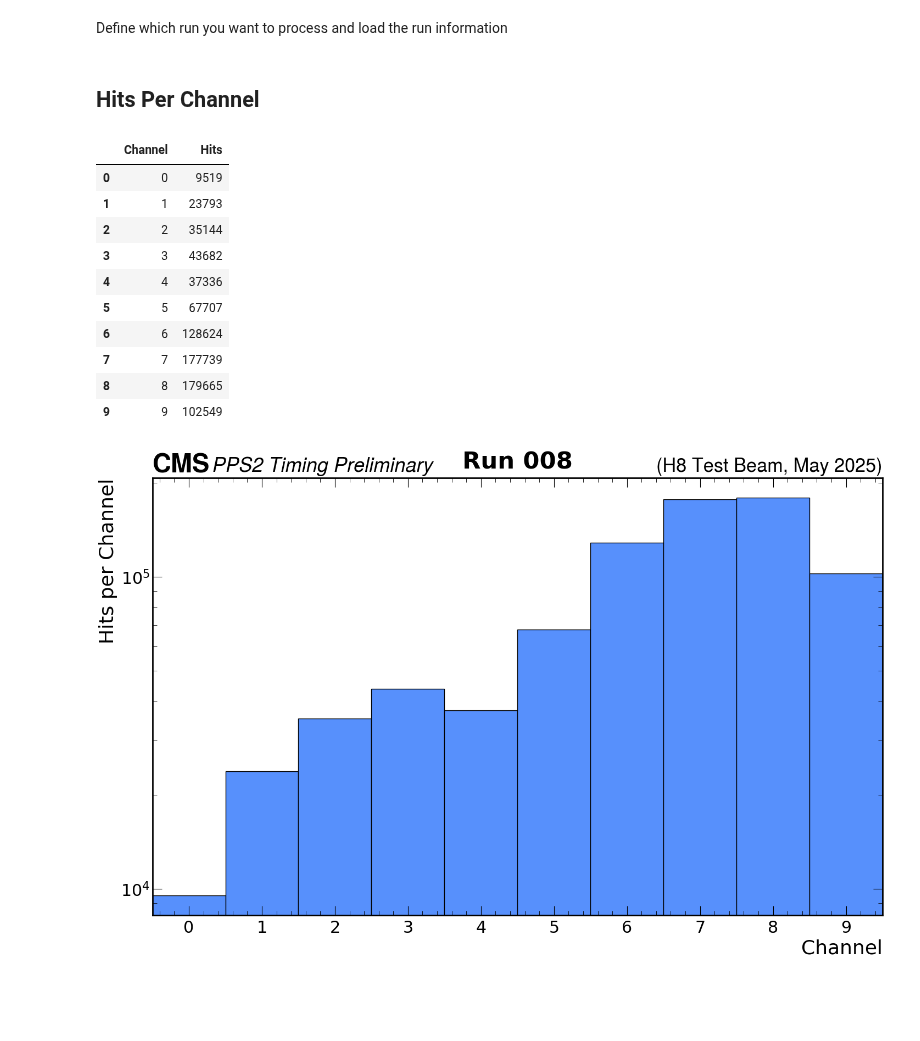
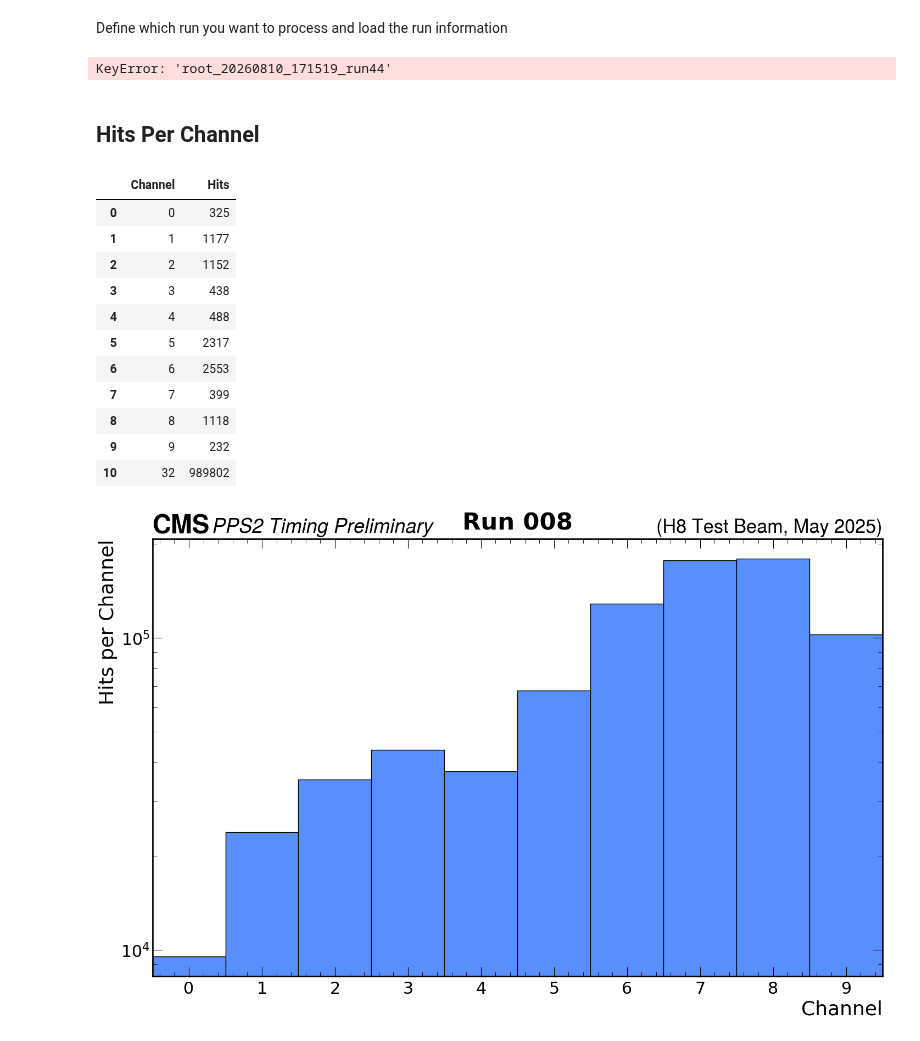
Before and after one commit to oljemark/PPS2-Timing-TB-Analysis, a Jupyter notebook: SAMPIClyserAnalysis.ipynb, the cells around one changed output. Saved outputs shown, nothing was run; the diff lists cells and outputs as text; code cells hidden in the pictures; blank space fills up the shorter version.

```diff
--- a/SAMPIClyserAnalysis.ipynb
+++ b/SAMPIClyserAnalysis.ipynb
@@ -13,33 +11,37 @@ TypeError: Too few arguments for typing.Generator; actual 1, expected 3
 # %% [markdown]
 Define which run you want to process and load the run information
 # %%
-run_to_process = "Run008"
+run_to_process = "root_20260810_171519_run44"
 
 parquet_file = Path(f"./{run_to_process}.parquet")
+root_file = Path(f"./{run_to_process}.root")
 
 run_info = run_info_dict[run_to_process]
 config_key = runs_to_configs[run_to_process]
 config_info = run_config_info[config_key]
+# %% [output]
+KeyError: 'root_20260810_171519_run44'
 # %% [markdown]
 ## Hits Per Channel
 # %%
 from sampiclyser.sampic_tools import get_channel_hits
 from sampiclyser.sampic_tools import plot_channel_hits
 # %%
-hit_summary = get_channel_hits(parquet_file)
+hit_summary = get_channel_hits(root_file)
 hit_summary
 # %% [output]
 |  | Channel | Hits |
-| 0 | 0 | 9519 |
-| 1 | 1 | 23793 |
-| 2 | 2 | 35144 |
-| 3 | 3 | 43682 |
-| 4 | 4 | 37336 |
-| 5 | 5 | 67707 |
-| 6 | 6 | 128624 |
-| 7 | 7 | 177739 |
-| 8 | 8 | 179665 |
-| 9 | 9 | 102549 |
+| 0 | 0 | 325 |
+| 1 | 1 | 1177 |
+| 2 | 2 | 1152 |
+| 3 | 3 | 438 |
+| 4 | 4 | 488 |
+| 5 | 5 | 2317 |
+| 6 | 6 | 2553 |
+| 7 | 7 | 399 |
+| 8 | 8 | 1118 |
+| 9 | 9 | 232 |
+| 10 | 32 | 989802 |
 # %%
 title = run_info.name
 fig = plot_channel_hits(hit_summary, 0, 9, label="PPS2 Timing Preliminary", rlabel="(H8 Test Beam, May 2025)", log_y=True, figsize = (15, 10), title=title)
```
Also changed, not shown: parts of 1 cell of this notebook, 1 other file.
